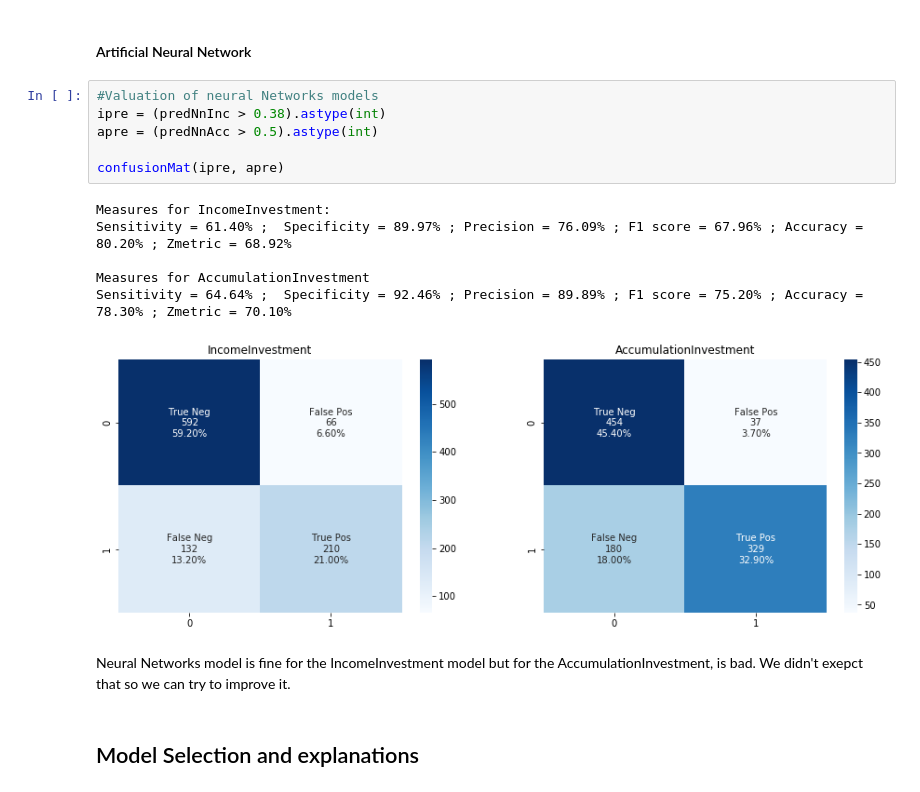
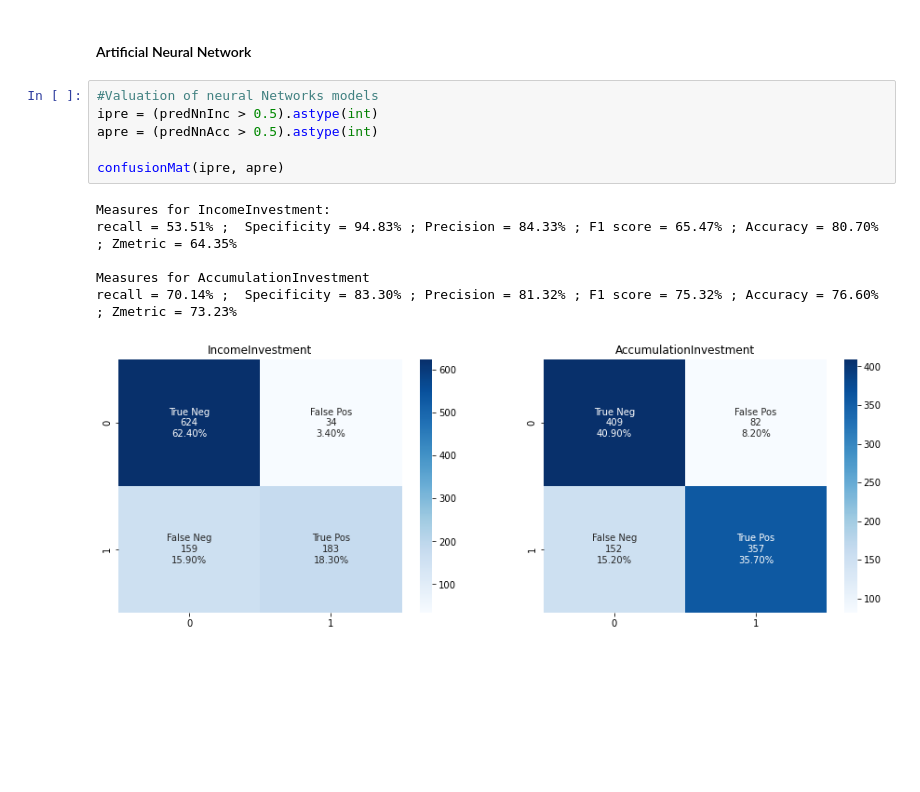
Before and after one commit to Emmalito/ML_BC2, a Jupyter notebook: src/3_Models.ipynb, the cells around one changed output. Drawn from its saved outputs; the diff is of its cells as text; blank space fills up the shorter version.

```diff
--- a/src/3_Models.ipynb
+++ b/src/3_Models.ipynb
@@ -220,18 +279,14 @@ The results of the models are very good. The precision and accuracy are very hig
 #### Artificial Neural Network
 # %%
 #Valuation of neural Networks models
-ipre = (predNnInc > 0.38).astype(int)
+ipre = (predNnInc > 0.5).astype(int)
 apre = (predNnAcc > 0.5).astype(int)
 
 confusionMat(ipre, apre)
 # %% [output]
 Measures for IncomeInvestment:
-Sensitivity = 61.40% ;  Specificity = 89.97% ; Precision = 76.09% ; F1 score = 67.96% ; Accuracy = 80.20% ; Zmetric = 68.92%
+recall = 53.51% ;  Specificity = 94.83% ; Precision = 84.33% ; F1 score = 65.47% ; Accuracy = 80.70% ; Zmetric = 64.35%
 
 Measures for AccumulationInvestment
-Sensitivity = 64.64% ;  Specificity = 92.46% ; Precision = 89.89% ; F1 score = 75.20% ; Accuracy = 78.30% ; Zmetric = 70.10%
+recall = 70.14% ;  Specificity = 83.30% ; Precision = 81.32% ; F1 score = 75.32% ; Accuracy = 76.60% ; Zmetric = 73.23%
-[figure, old version]
+[figure, new version]
-# %% [markdown]
-Neural Networks model is fine for the IncomeInvestment model but for the AccumulationInvestment, is bad. We didn't exepct that so we can try to improve it.
-# %% [markdown]
-## Model Selection and explanations
```
Also changed, not shown: parts of 16 cells of this notebook.
